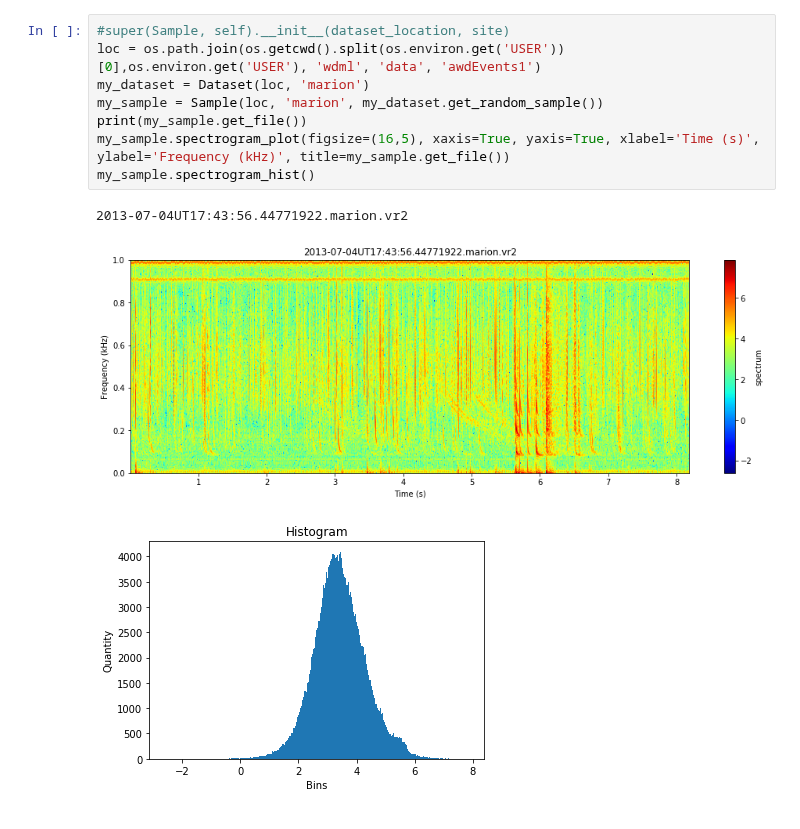
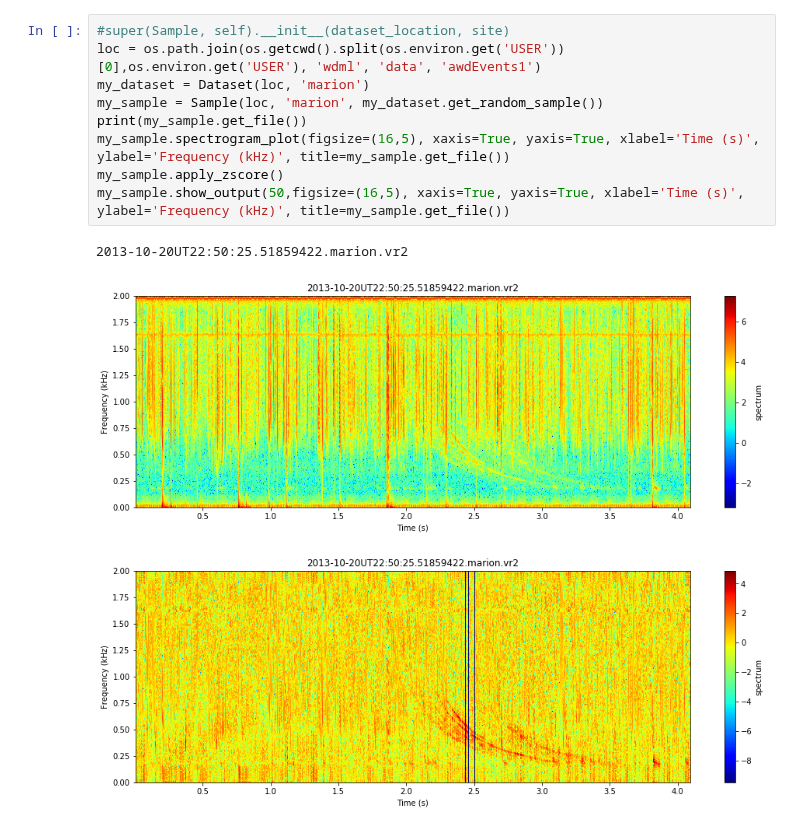
Before and after one commit to Kojey/MSc-whistler-waves-detector, a Jupyter notebook: ipy/sample.ipynb, the cells around one changed output. Cells and saved outputs as stored; diff of their text form.

Commit message:
Basic function on sample data implemented

```diff
--- a/ipy/sample.ipynb
+++ b/ipy/sample.ipynb
@@ -199,12 +283,13 @@ class Sample(Dataset):
 # %%
 #super(Sample, self).__init__(dataset_location, site)
 loc = os.path.join(os.getcwd().split(os.environ.get('USER'))[0],os.environ.get('USER'), 'wdml', 'data', 'awdEvents1')
 my_dataset = Dataset(loc, 'marion')
 my_sample = Sample(loc, 'marion', my_dataset.get_random_sample())
 print(my_sample.get_file())
 my_sample.spectrogram_plot(figsize=(16,5), xaxis=True, yaxis=True, xlabel='Time (s)', ylabel='Frequency (kHz)', title=my_sample.get_file())
-my_sample.spectrogram_hist()
+my_sample.apply_zscore()
+my_sample.show_output(50,figsize=(16,5), xaxis=True, yaxis=True, xlabel='Time (s)', ylabel='Frequency (kHz)', title=my_sample.get_file())
 # %% [output]
-2013-07-04UT17:43:56.44771922.marion.vr2
+2013-10-20UT22:50:25.51859422.marion.vr2
-[figure, old version]
+[figure, new version]
-[figure, old version]
+[figure, new version]
```
Also changed, not shown: parts of 2 cells of this notebook, 1 other file.
